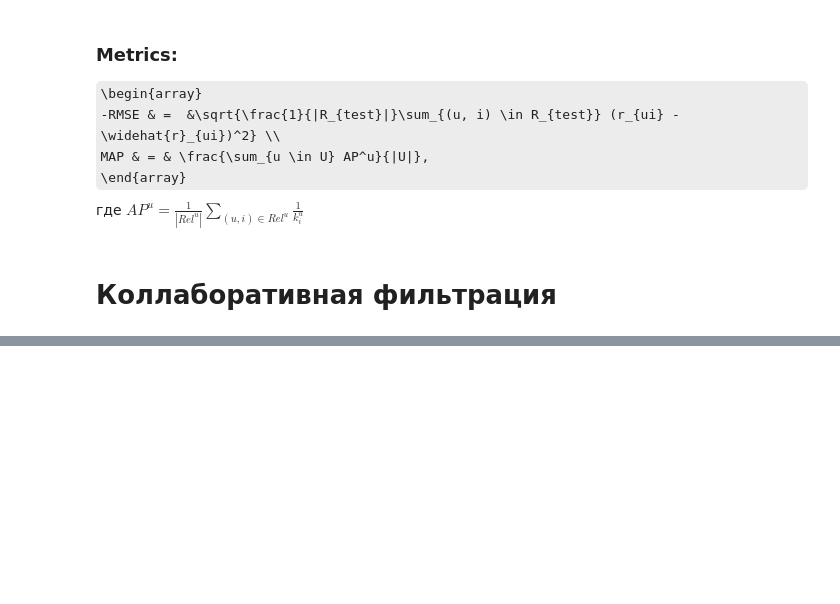
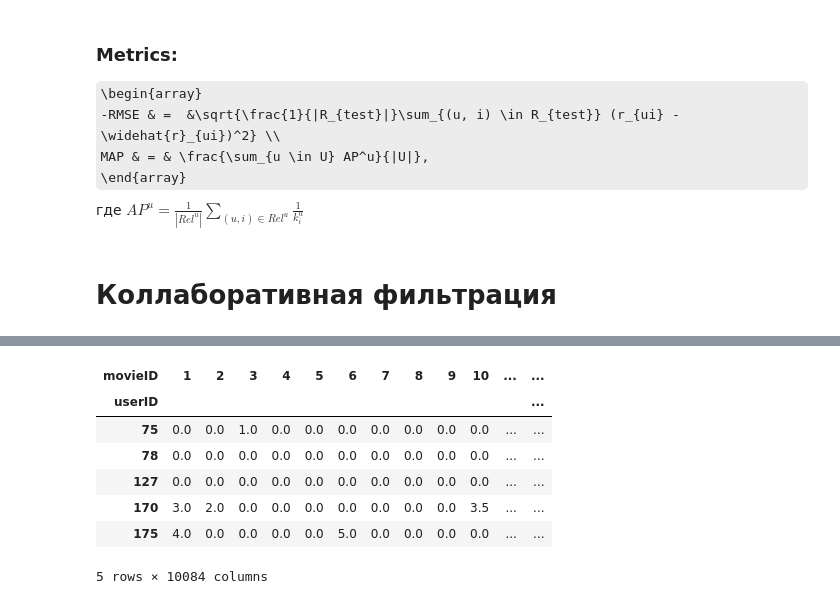
Before and after one commit to YRustt/Contests, a Jupyter notebook: Recomendation system/test2.ipynb, the cells around one changed output, grey strips where cells are left out. Cells and saved outputs as stored; diff of their text form; code cells hidden in the pictures; some formulas as TeX source; blank space fills up the shorter version.

```diff
--- a/Recomendation system/test2.ipynb
+++ b/Recomendation system/test2.ipynb
@@ -115,0 +192,6 @@ data.ix[75]
+# %%
+model1 = graphlab.recommender.item_similarity_recommender.create(graphlab.SFrame(data=train[['rating']].reset_index()),
+                                                                 user_id='userID',
+                                                                 item_id='movieID',
+                                                                 target='rating',
+                                                                 similarity_type='pearson')
@@ -115,0 +212,27 @@ data.ix[75]
+# %%
+result = model1.predict(graphlab.SFrame(data=test.reset_index()))
+# %%
+R2 = R.copy(deep=True)
+values = test.copy()
+values['new_rating'] = result
+
+for user_id, row in R2.iterrows():
+    for movie_id, rating in R2.loc[user_id].iteritems():
+        if rating == 0:
+            try:
+                value = values.loc[user_id, movie_id]['new_rating']
+            except:
+                value = 0.0
+            R2.set_value(user_id, movie_id, value)
+    break
+
+R2.head()
+# %% [output]
+| movieID | 1 | 2 | 3 | 4 | 5 | 6 | 7 | 8 | 9 | 10 | ... | ... |
+| userID |  |  |  |  |  |  |  |  |  |  |  | ... |
+| 75 | 0.0 | 0.0 | 1.0 | 0.0 | 0.0 | 0.0 | 0.0 | 0.0 | 0.0 | 0.0 | ... | ... |
+| 78 | 0.0 | 0.0 | 0.0 | 0.0 | 0.0 | 0.0 | 0.0 | 0.0 | 0.0 | 0.0 | ... | ... |
+| 127 | 0.0 | 0.0 | 0.0 | 0.0 | 0.0 | 0.0 | 0.0 | 0.0 | 0.0 | 0.0 | ... | ... |
+| 170 | 3.0 | 2.0 | 0.0 | 0.0 | 0.0 | 0.0 | 0.0 | 0.0 | 0.0 | 3.5 | ... | ... |
+| 175 | 4.0 | 0.0 | 0.0 | 0.0 | 0.0 | 5.0 | 0.0 | 0.0 | 0.0 | 0.0 | ... | ... |
+5 rows × 10084 columns
```
Also changed, not shown: parts of 14 cells of this notebook, 1 other file.
